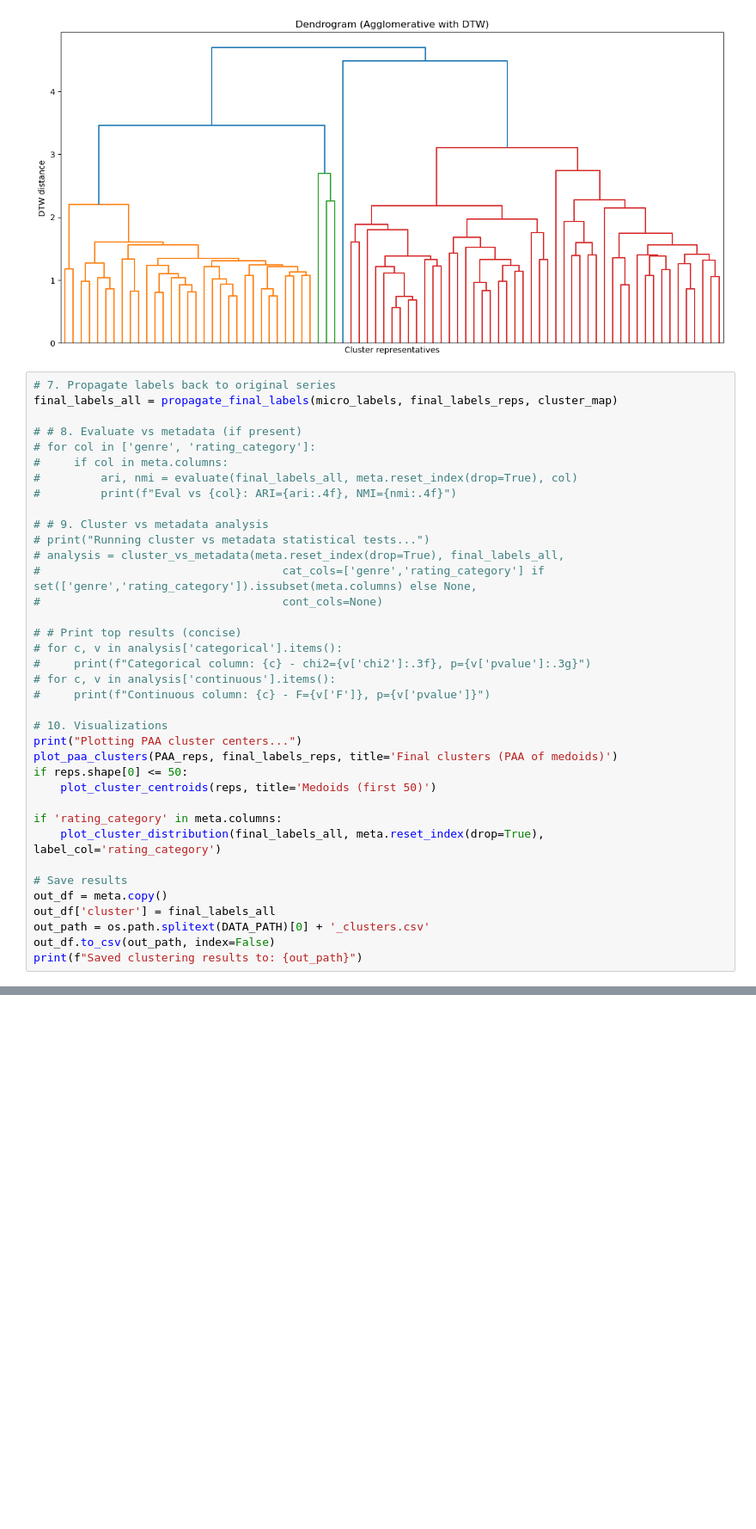
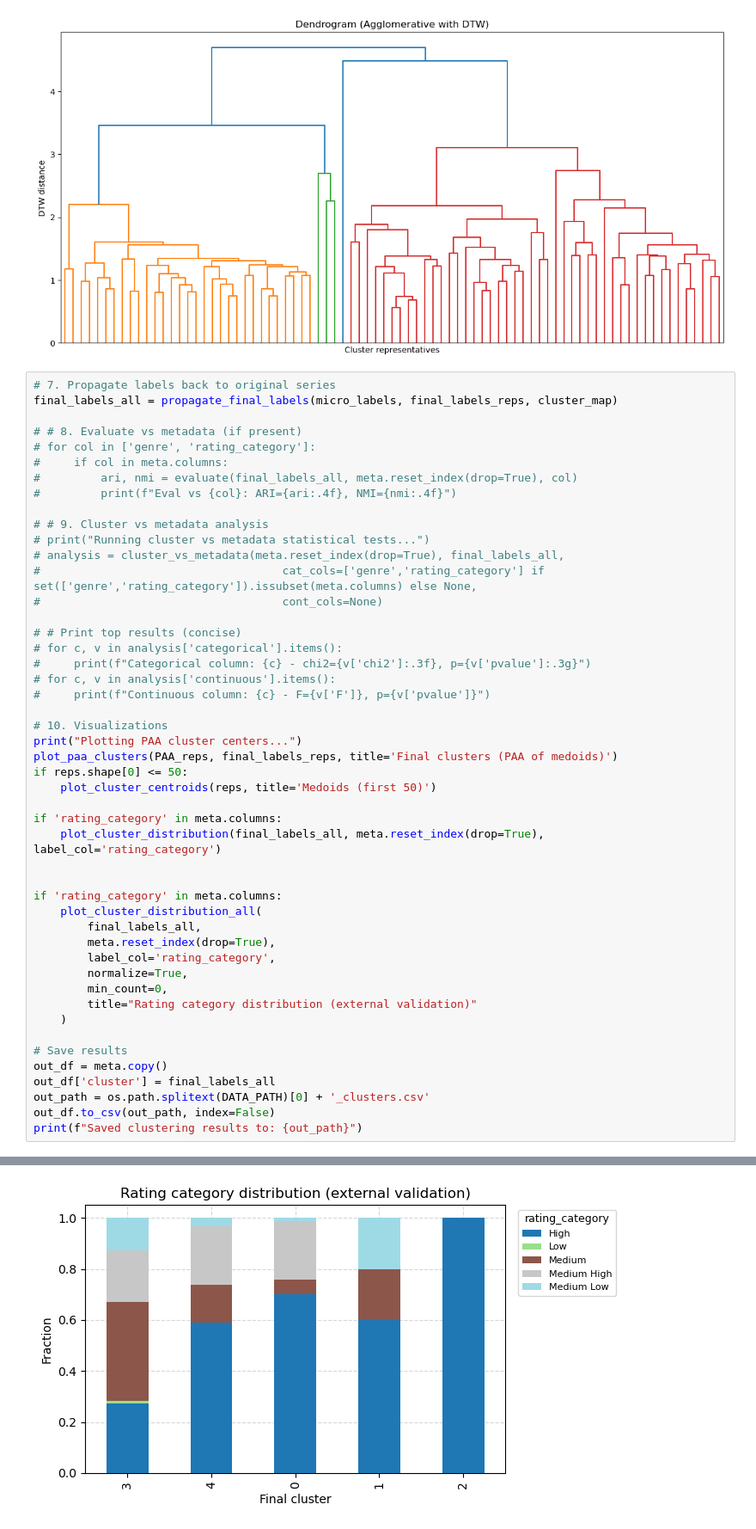
Before and after one commit to ChefBB/dm2_project, a Jupyter notebook: TS/clustering_ts.ipynb, the cells around one changed output, grey strips where cells are left out. Shown at 86% size. Saved outputs shown, nothing was run; the diff lists cells and outputs as text; blank space fills up the shorter version.

```diff
--- a/TS/clustering_ts.ipynb
+++ b/TS/clustering_ts.ipynb
@@ -352,33 +436,45 @@ final_labels_all = propagate_final_labels(micro_labels, final_labels_reps, clust
 # print("Running cluster vs metadata statistical tests...")
 # analysis = cluster_vs_metadata(meta.reset_index(drop=True), final_labels_all,
 #                                    cat_cols=['genre','rating_category'] if set(['genre','rating_category']).issubset(meta.columns) else None,
 #                                    cont_cols=None)
 
 # # Print top results (concise)
 # for c, v in analysis['categorical'].items():
 #     print(f"Categorical column: {c} - chi2={v['chi2']:.3f}, p={v['pvalue']:.3g}")
 # for c, v in analysis['continuous'].items():
 #     print(f"Continuous column: {c} - F={v['F']}, p={v['pvalue']}")
 
 # 10. Visualizations
 print("Plotting PAA cluster centers...")
 plot_paa_clusters(PAA_reps, final_labels_reps, title='Final clusters (PAA of medoids)')
 if reps.shape[0] <= 50:
     plot_cluster_centroids(reps, title='Medoids (first 50)')
 
 if 'rating_category' in meta.columns:
     plot_cluster_distribution(final_labels_all, meta.reset_index(drop=True), label_col='rating_category')
 
+
+if 'rating_category' in meta.columns:
+    plot_cluster_distribution_all(
+        final_labels_all,
+        meta.reset_index(drop=True),
+        label_col='rating_category',
+        normalize=True,
+        min_count=0,
+        title="Rating category distribution (external validation)"
+    )
+
 # Save results
 out_df = meta.copy()
 out_df['cluster'] = final_labels_all
 out_path = os.path.splitext(DATA_PATH)[0] + '_clusters.csv'
 out_df.to_csv(out_path, index=False)
 print(f"Saved clustering results to: {out_path}")
 # %% [output]
 Plotting PAA cluster centers...
 [figure]
 [figure]
+[figure, added]
 Saved clustering results to: /Users/chiaraferrara/Desktop/Unipi/Magistrale/DM 2/dm2_project/dm2_dataset_2425_imdb/imdb_ts_clusters.csv
 # %%
 import matplotlib.pyplot as plt
```
Also changed, not shown: parts of 3 cells of this notebook, 6 other files.
